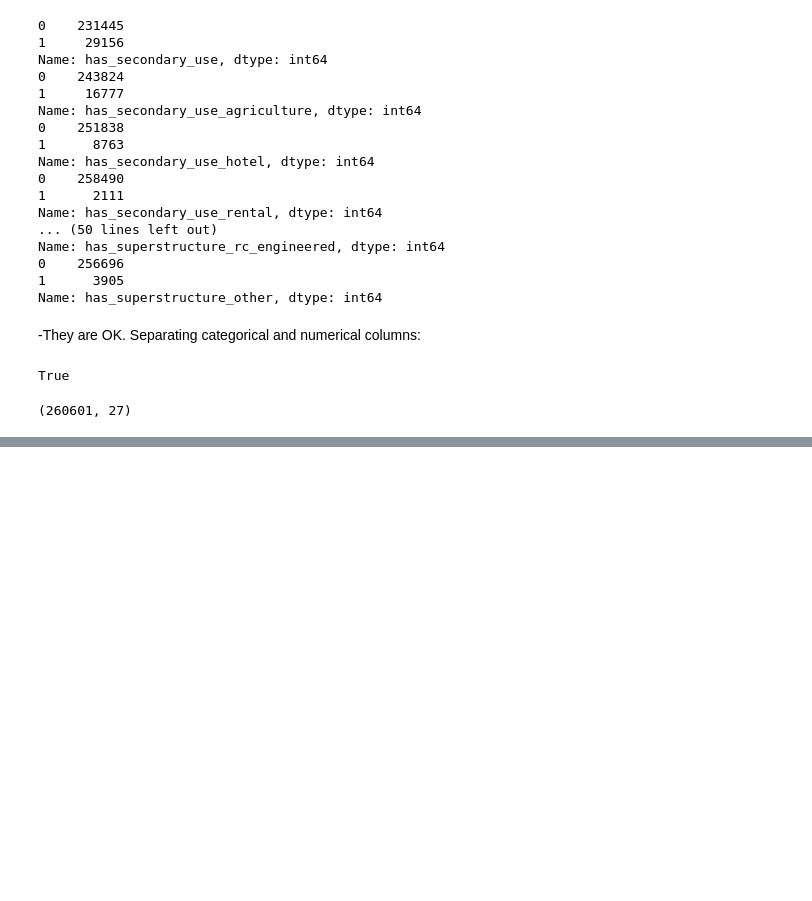
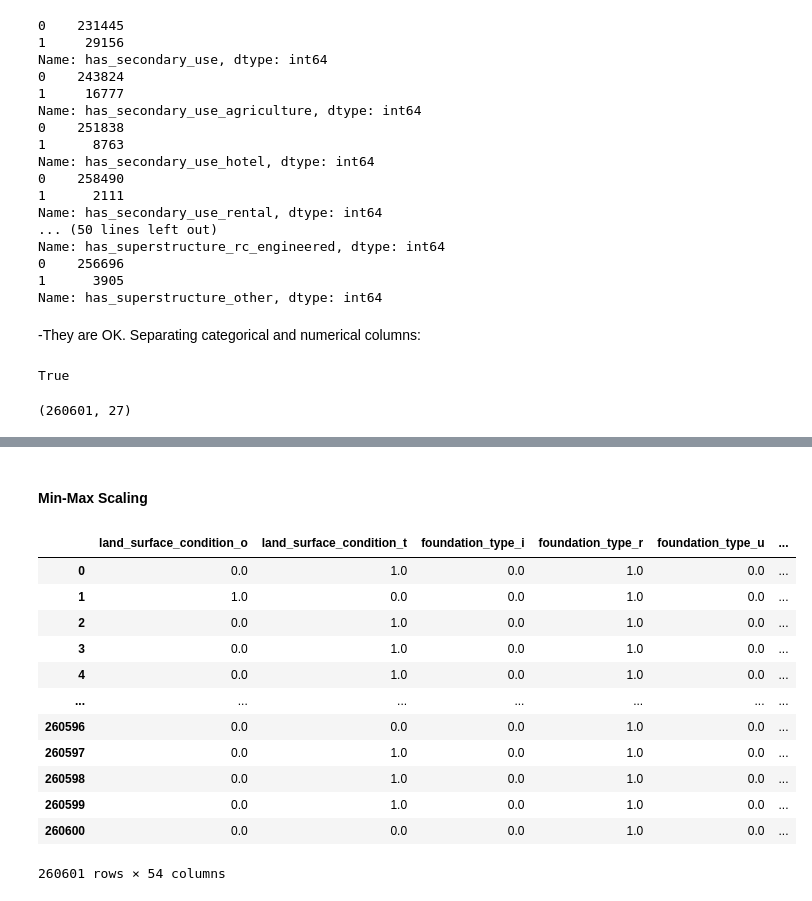
Before and after one commit to L-N-E0/Richter-s-Predictor-Modeling-Earthquake-Damage, a Jupyter notebook: script.ipynb, the cells around one changed output, grey strips where cells are left out. Cells and saved outputs as stored; diff of their text form; code cells hidden in the pictures; blank space fills up the shorter version.

```diff
--- a/script.ipynb
+++ b/script.ipynb
@@ -426,0 +472,32 @@ X_train_encoded_categorical.shape
+# %% [markdown]
+#### Min-Max Scaling
+# %%
+# Import library
+from sklearn.preprocessing import MinMaxScaler
+
+# Perform Feature Scaling
+scaler = MinMaxScaler()
+# %%
+#Transform train set
+scaler.fit(X_train_encoded)
+X_train_encoded_scaled = pd.DataFrame(
+    scaler.transform(X_train_encoded),
+    # index is important to ensure we can concatenate with other columns
+    index=X_train_encoded.index,
+    columns=X_train_encoded.columns
+)
+X_train_encoded_scaled
+# %% [output]
+|  | land_surface_condition_o | land_surface_condition_t | foundation_type_i | foundation_type_r | foundation_type_u | ... |
+| 0 | 0.0 | 1.0 | 0.0 | 1.0 | 0.0 | ... |
+| 1 | 1.0 | 0.0 | 0.0 | 1.0 | 0.0 | ... |
+| 2 | 0.0 | 1.0 | 0.0 | 1.0 | 0.0 | ... |
+| 3 | 0.0 | 1.0 | 0.0 | 1.0 | 0.0 | ... |
+| 4 | 0.0 | 1.0 | 0.0 | 1.0 | 0.0 | ... |
+| ... | ... | ... | ... | ... | ... | ... |
+| 260596 | 0.0 | 0.0 | 0.0 | 1.0 | 0.0 | ... |
+| 260597 | 0.0 | 1.0 | 0.0 | 1.0 | 0.0 | ... |
+| 260598 | 0.0 | 1.0 | 0.0 | 1.0 | 0.0 | ... |
+| 260599 | 0.0 | 1.0 | 0.0 | 1.0 | 0.0 | ... |
+| 260600 | 0.0 | 0.0 | 0.0 | 1.0 | 0.0 | ... |
+260601 rows × 54 columns
```
Also changed, not shown: parts of 6 cells of this notebook.
